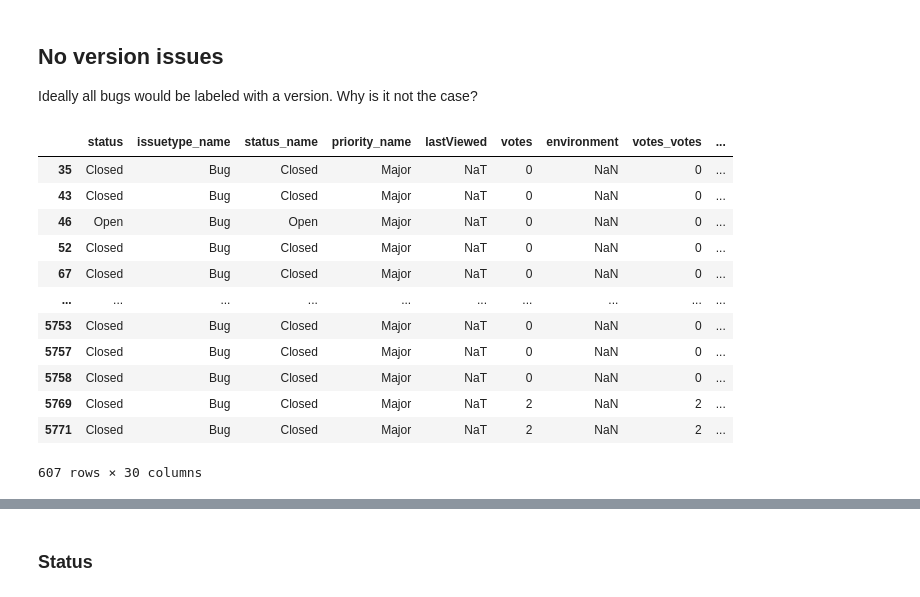
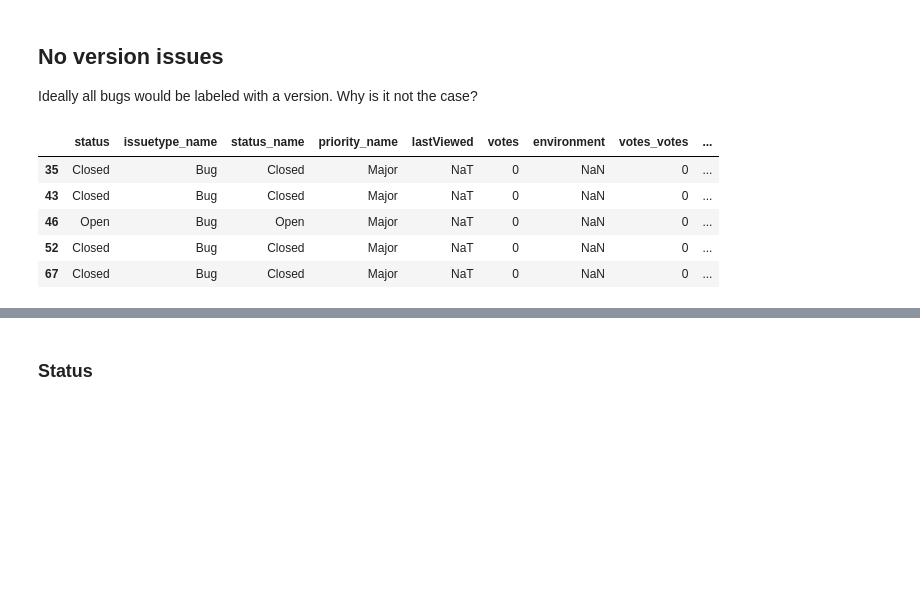
Before and after one commit to IncioMan/Continuous-Integration-metrics-for-post-release-bugs-prediction, a Jupyter notebook: notebooks/analysis/Jira_issue_analysis.ipynb, the cells around one changed output, grey strips where cells are left out. Cells and saved outputs as stored; diff of their text form; code cells hidden in the pictures; blank space fills up the shorter version.

```diff
--- a/notebooks/analysis/Jira_issue_analysis.ipynb
+++ b/notebooks/analysis/Jira_issue_analysis.ipynb
@@ -515,6 +543,6 @@ sns.barplot(x = vals.values, y=vals.index)
 ### Versions
 We filter only the versions after the project moved to TravisCI
 # %%
-versions = versions[versions.version_name > "4.5.5"]
+versions = versions[versions.version_name > "4.4"]
 versions_merged = versions.merge(issues, on="issue_id")
 # %%
@@ -701,18 +819,11 @@ Ideally all bugs would be labeled with a version. Why is it not the case?
 # %%
 no_version_issues = issues[~issues.issue_id.isin(versions.issue_id.unique())]
 bug_no_version = no_version_issues[no_version_issues.issuetype_name == "Bug"]
-bug_no_version
+bug_no_version.head()
 # %% [output]
 |  | status | issuetype_name | status_name | priority_name | lastViewed | votes | environment | votes_votes | ... |
 | 35 | Closed | Bug | Closed | Major | NaT | 0 | NaN | 0 | ... |
 | 43 | Closed | Bug | Closed | Major | NaT | 0 | NaN | 0 | ... |
 | 46 | Open | Bug | Open | Major | NaT | 0 | NaN | 0 | ... |
 | 52 | Closed | Bug | Closed | Major | NaT | 0 | NaN | 0 | ... |
 | 67 | Closed | Bug | Closed | Major | NaT | 0 | NaN | 0 | ... |
-| ... | ... | ... | ... | ... | ... | ... | ... | ... | ... |
-| 5753 | Closed | Bug | Closed | Major | NaT | 0 | NaN | 0 | ... |
-| 5757 | Closed | Bug | Closed | Major | NaT | 0 | NaN | 0 | ... |
-| 5758 | Closed | Bug | Closed | Major | NaT | 0 | NaN | 0 | ... |
-| 5769 | Closed | Bug | Closed | Major | NaT | 2 | NaN | 2 | ... |
-| 5771 | Closed | Bug | Closed | Major | NaT | 2 | NaN | 2 | ... |
-607 rows × 30 columns
```
Also changed, not shown: parts of 32 cells of this notebook, 39 other files.
